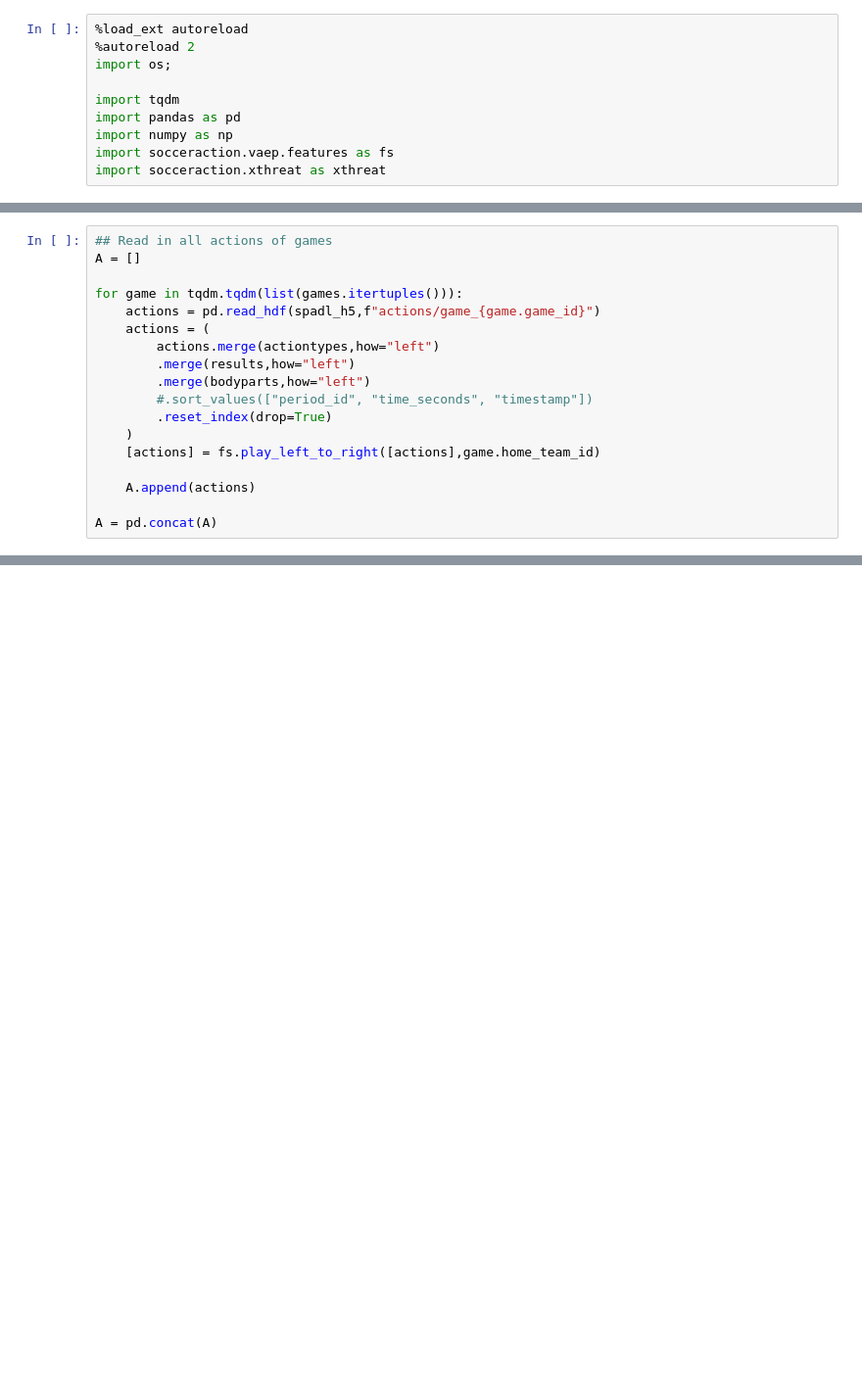
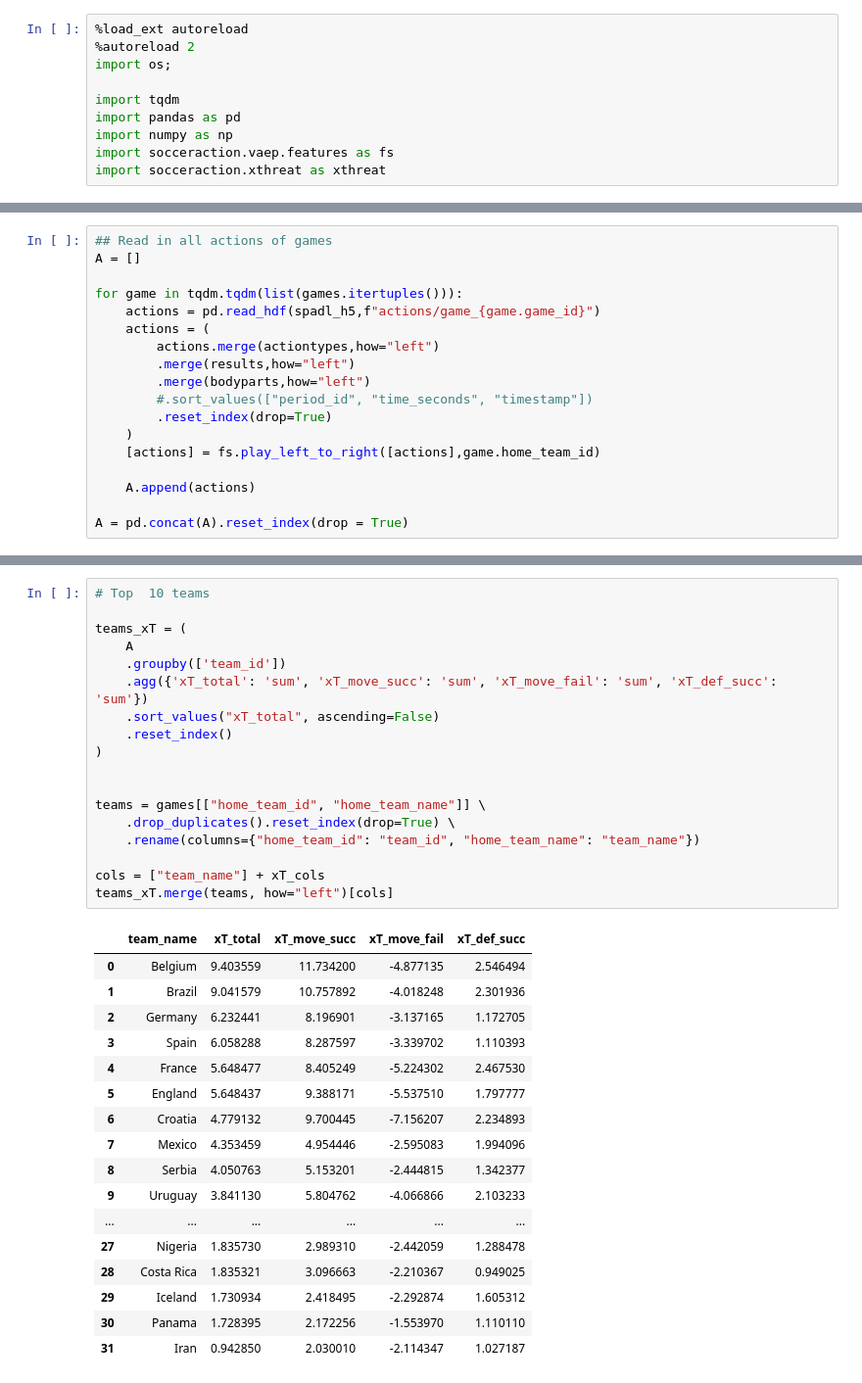
Before and after one commit to maartensijmkens/socceraction, a Jupyter notebook: public-notebooks/xT-top.ipynb, the cells around one changed output, grey strips where cells are left out. Shown at 98% size. Cells and saved outputs as stored; diff of their text form; blank space fills up the shorter version.

```diff
--- a/public-notebooks/xT-top.ipynb
+++ b/public-notebooks/xT-top.ipynb
@@ -45,7 +45,7 @@ for game in tqdm.tqdm(list(games.itertuples())):
 
     A.append(actions)
 
-A = pd.concat(A)
+A = pd.concat(A).reset_index(drop = True)
 # %%
 import socceraction.xpoints as xpoints
 
@@ -106,0 +237,36 @@ np.unique(xP, return_counts=True)
+# %%
+# Top  10 teams
+
+teams_xT = (
+    A
+    .groupby(['team_id'])
+    .agg({'xT_total': 'sum', 'xT_move_succ': 'sum', 'xT_move_fail': 'sum', 'xT_def_succ': 'sum'})
+    .sort_values("xT_total", ascending=False)
+    .reset_index()
+)
+
+
+teams = games[["home_team_id", "home_team_name"]] \
+    .drop_duplicates().reset_index(drop=True) \
+    .rename(columns={"home_team_id": "team_id", "home_team_name": "team_name"})
+
+cols = ["team_name"] + xT_cols
+teams_xT.merge(teams, how="left")[cols]
+# %% [output]
+|  | team_name | xT_total | xT_move_succ | xT_move_fail | xT_def_succ |
+| 0 | Belgium | 9.403559 | 11.734200 | -4.877135 | 2.546494 |
+| 1 | Brazil | 9.041579 | 10.757892 | -4.018248 | 2.301936 |
+| 2 | Germany | 6.232441 | 8.196901 | -3.137165 | 1.172705 |
+| 3 | Spain | 6.058288 | 8.287597 | -3.339702 | 1.110393 |
+| 4 | France | 5.648477 | 8.405249 | -5.224302 | 2.467530 |
+| 5 | England | 5.648437 | 9.388171 | -5.537510 | 1.797777 |
+| 6 | Croatia | 4.779132 | 9.700445 | -7.156207 | 2.234893 |
+| 7 | Mexico | 4.353459 | 4.954446 | -2.595083 | 1.994096 |
+| 8 | Serbia | 4.050763 | 5.153201 | -2.444815 | 1.342377 |
+| 9 | Uruguay | 3.841130 | 5.804762 | -4.066866 | 2.103233 |
+| ... | ... | ... | ... | ... | ... |
+| 27 | Nigeria | 1.835730 | 2.989310 | -2.442059 | 1.288478 |
+| 28 | Costa Rica | 1.835321 | 3.096663 | -2.210367 | 0.949025 |
+| 29 | Iceland | 1.730934 | 2.418495 | -2.292874 | 1.605312 |
+| 30 | Panama | 1.728395 | 2.172256 | -1.553970 | 1.110110 |
+| 31 | Iran | 0.942850 | 2.030010 | -2.114347 | 1.027187 |
```
Also changed, not shown: parts of 13 cells of this notebook, 3 other files.
